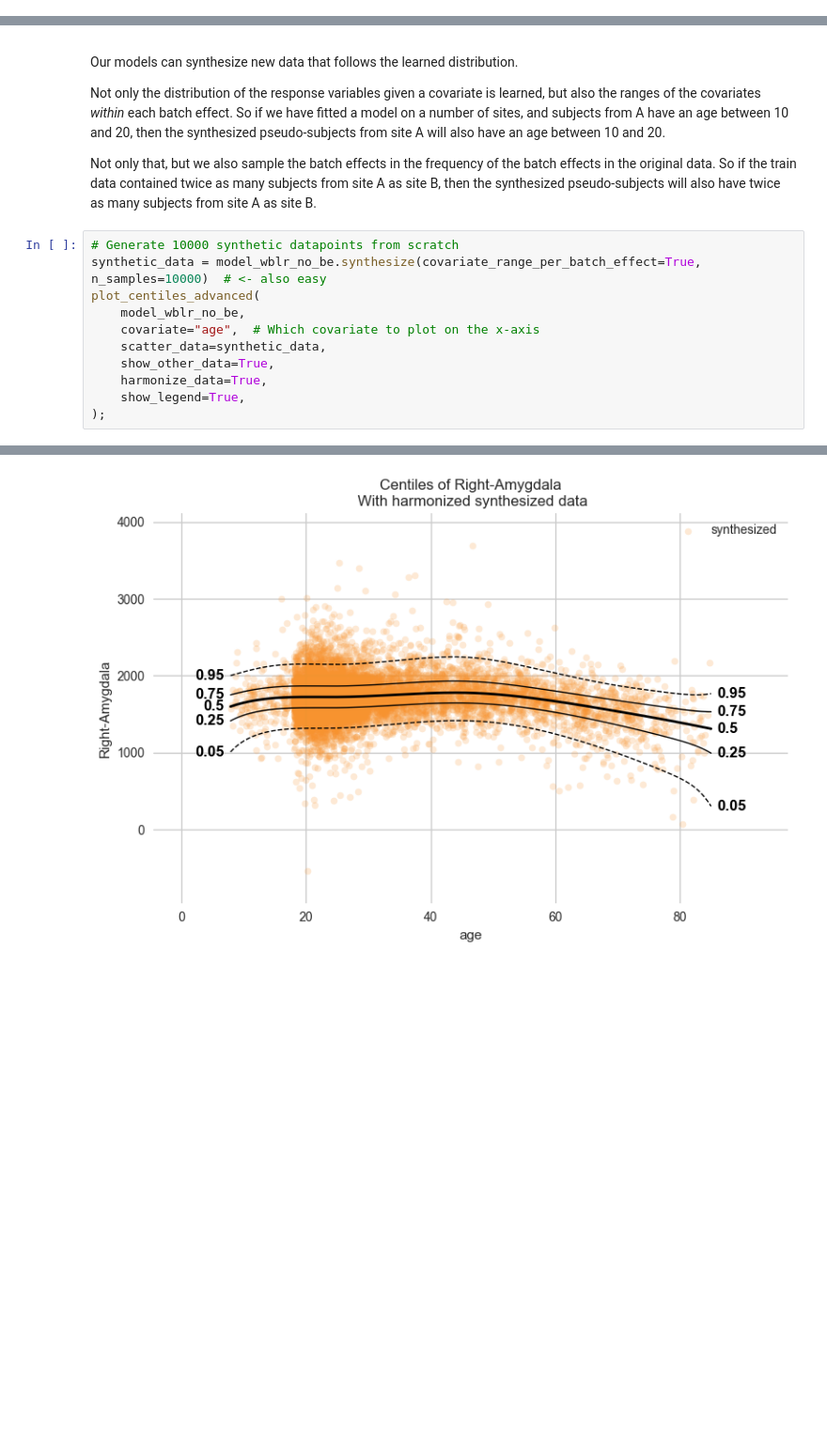
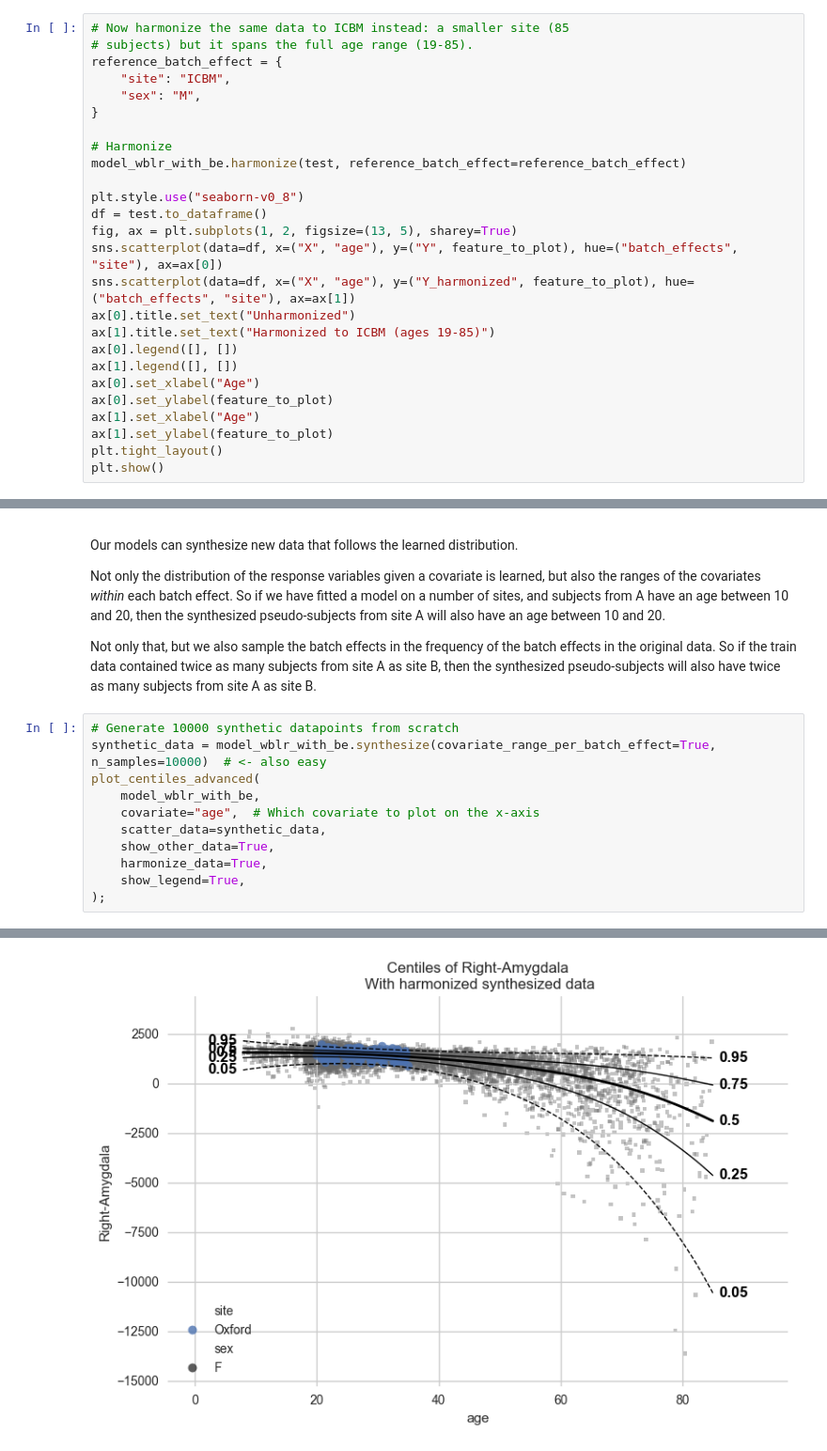
Before and after one commit to predictive-clinical-neuroscience/PCNtoolkit, a Jupyter notebook: examples/02_BLR.ipynb, the cells around one changed output, grey strips where cells are left out. Shown at 94% size. Saved outputs shown, nothing was run; the diff lists cells and outputs as text; blank space fills up the shorter version.

```diff
--- a/examples/02_BLR.ipynb
+++ b/examples/02_BLR.ipynb
@@ -526,0 +474,26 @@ Process: 17016 - 2026-06-25 11:48:25 - Harmonizing data for Right-Amygdala.
+# %%
+# Now harmonize the same data to ICBM instead: a smaller site (85
+# subjects) but it spans the full age range (19-85).
+reference_batch_effect = {
+    "site": "ICBM",
+    "sex": "M",
+}
+
+# Harmonize
+model_wblr_with_be.harmonize(test, reference_batch_effect=reference_batch_effect)
+
+plt.style.use("seaborn-v0_8")
+df = test.to_dataframe()
+fig, ax = plt.subplots(1, 2, figsize=(13, 5), sharey=True)
+sns.scatterplot(data=df, x=("X", "age"), y=("Y", feature_to_plot), hue=("batch_effects", "site"), ax=ax[0])
+sns.scatterplot(data=df, x=("X", "age"), y=("Y_harmonized", feature_to_plot), hue=("batch_effects", "site"), ax=ax[1])
+ax[0].title.set_text("Unharmonized")
+ax[1].title.set_text("Harmonized to ICBM (ages 19-85)")
+ax[0].legend([], [])
+ax[1].legend([], [])
+ax[0].set_xlabel("Age")
+ax[0].set_ylabel(feature_to_plot)
+ax[1].set_xlabel("Age")
+ax[1].set_ylabel(feature_to_plot)
+plt.tight_layout()
+plt.show()
@@ -534,9 +517,9 @@ Not only the distribution of the response variables given a covariate is learned
 Not only that, but we also sample the batch effects in the frequency of the batch effects in the original data. So if the train data contained twice as many subjects from site A as site B, then the synthesized pseudo-subjects will also have twice as many subjects from site A as site B.
 # %%
 # Generate 10000 synthetic datapoints from scratch
-synthetic_data = model_wblr_no_be.synthesize(covariate_range_per_batch_effect=True, n_samples=10000)  # <- also easy
+synthetic_data = model_wblr_with_be.synthesize(covariate_range_per_batch_effect=True, n_samples=10000)  # <- also easy
 plot_centiles_advanced(
-    model_wblr_no_be,
+    model_wblr_with_be,
     covariate="age",  # Which covariate to plot on the x-axis
     scatter_data=synthetic_data,
     show_other_data=True,
@@ -564,4 +530,4 @@ Process: 17016 - 2026-06-25 11:48:29 - Harmonizing data for Right-Amygdala.
-[figure, old version]
+[figure, new version]
 # %%
 # Synthesize new Y data for existing X data
 new_test_data = test.copy()
```
Also changed, not shown: parts of 28 cells of this notebook.
